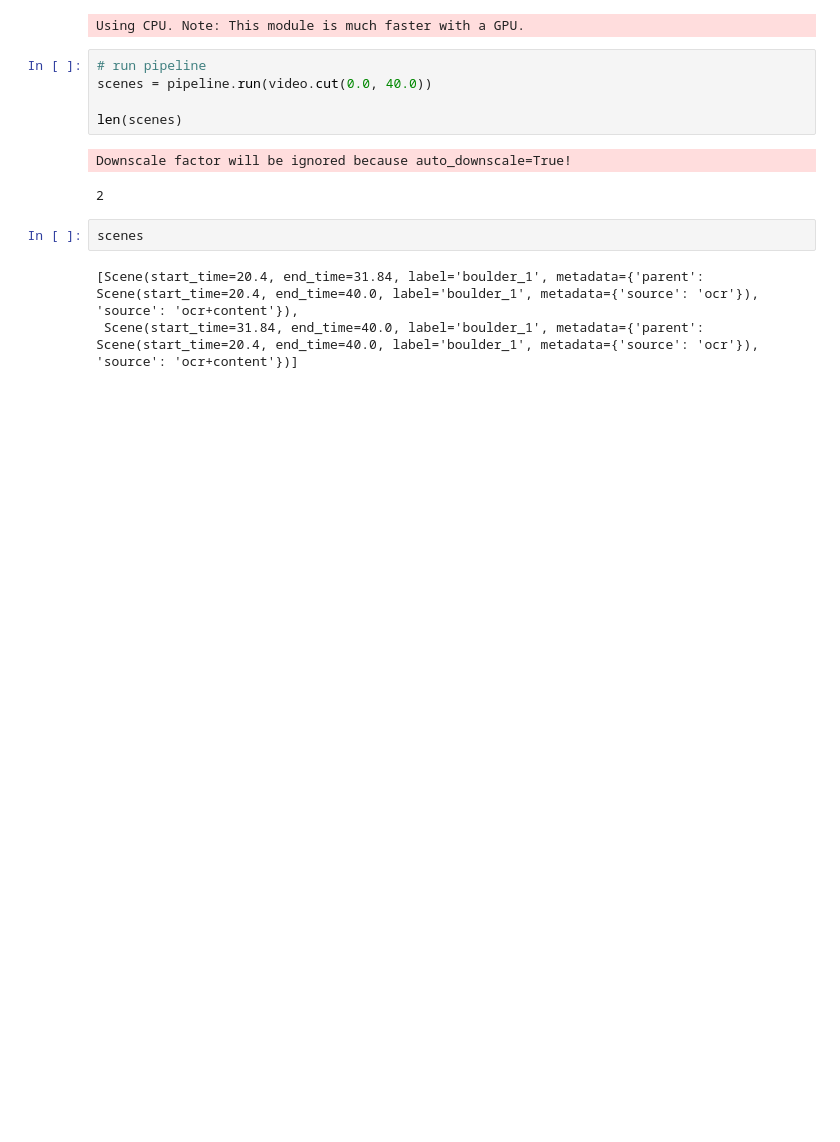
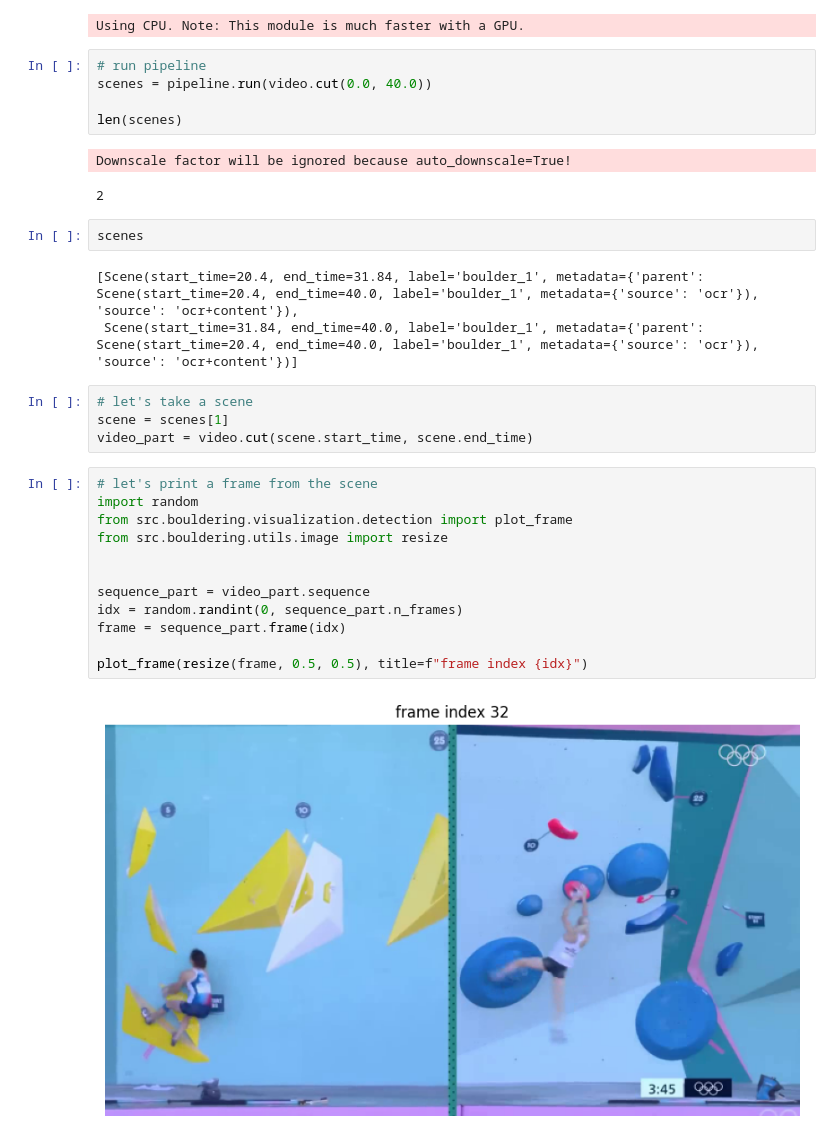
Before and after one commit to SouheilMaatoug/bouldering-highlights, a Jupyter notebook: notebooks/pipeline.ipynb, the cells around one changed output. Drawn from its saved outputs; the diff is of its cells as text; blank space fills up the shorter version.

```diff
--- a/notebooks/pipeline.ipynb
+++ b/notebooks/pipeline.ipynb
@@ -62,3 +62,21 @@ scenes
 # %% [output]
 [Scene(start_time=20.4, end_time=31.84, label='boulder_1', metadata={'parent': Scene(start_time=20.4, end_time=40.0, label='boulder_1', metadata={'source': 'ocr'}), 'source': 'ocr+content'}),
  Scene(start_time=31.84, end_time=40.0, label='boulder_1', metadata={'parent': Scene(start_time=20.4, end_time=40.0, label='boulder_1', metadata={'source': 'ocr'}), 'source': 'ocr+content'})]
+# %%
+# let's take a scene
+scene = scenes[1]
+video_part = video.cut(scene.start_time, scene.end_time)
+# %%
+# let's print a frame from the scene
+import random
+from src.bouldering.visualization.detection import plot_frame
+from src.bouldering.utils.image import resize
+
+
+sequence_part = video_part.sequence
+idx = random.randint(0, sequence_part.n_frames)
+frame = sequence_part.frame(idx)
+
+plot_frame(resize(frame, 0.5, 0.5), title=f"frame index {idx}")
+# %% [output]
+[figure, added]
```
Also changed, not shown: parts of 1 cell of this notebook.
